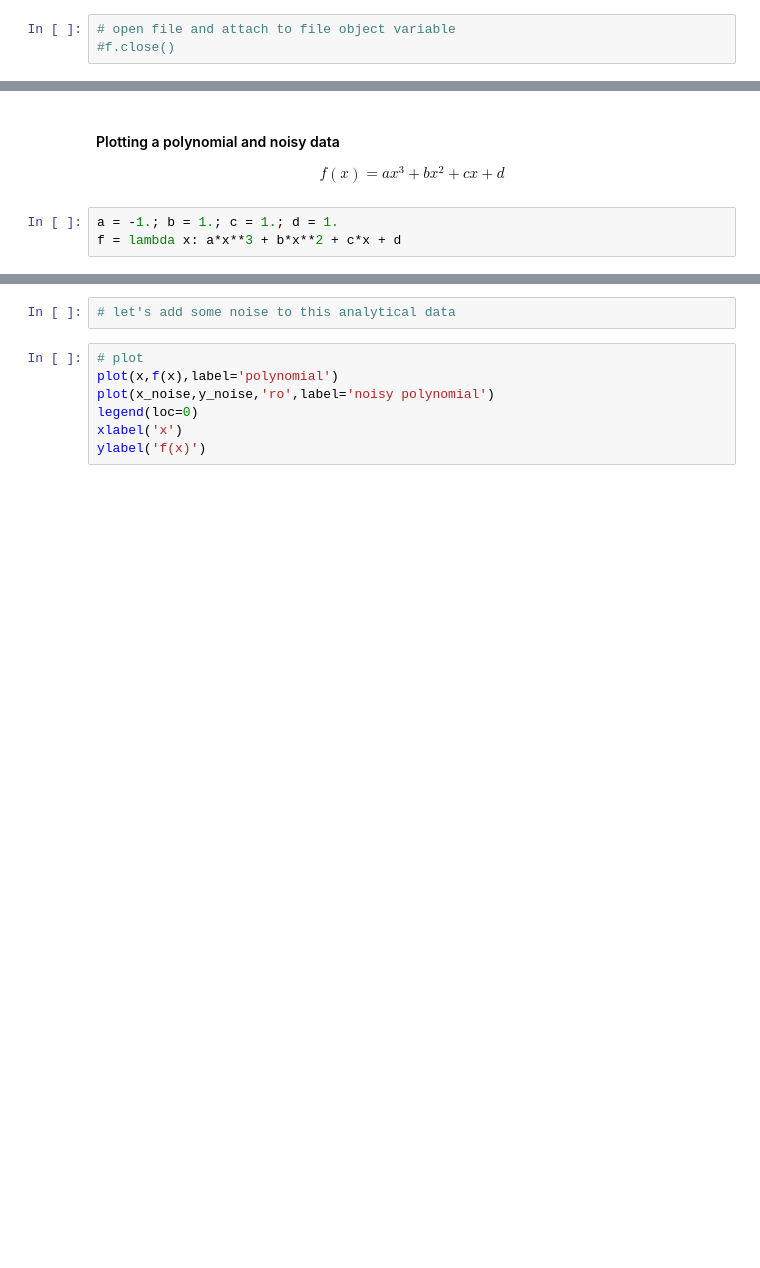
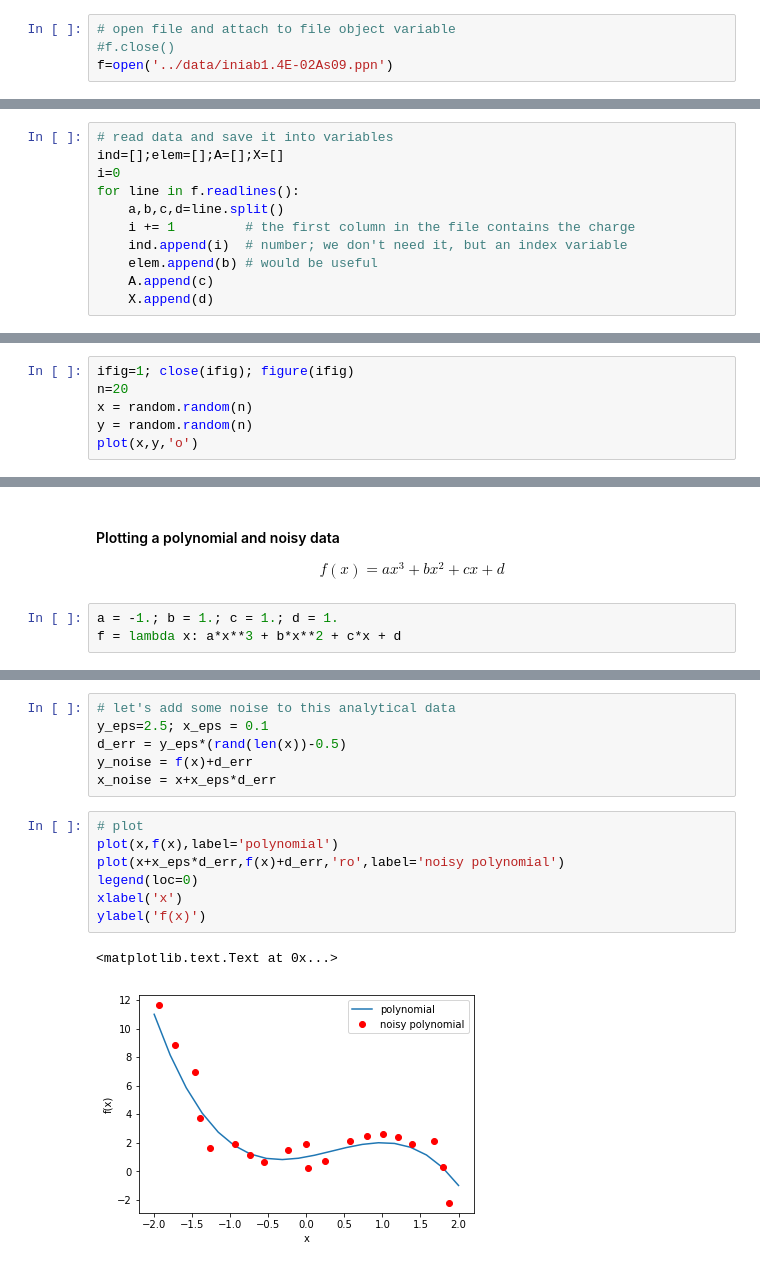
Before and after one commit to mephph/physmath248-2018, a Jupyter notebook: Part.I/3. Introduction to Python programming.ipynb, the cells around one changed output, grey strips where cells are left out. Cells and saved outputs as stored; diff of their text form; blank space fills up the shorter version.

```diff
--- a/Part.I/3. Introduction to Python programming.ipynb
+++ b/Part.I/3. Introduction to Python programming.ipynb
@@ -102,5 +136,6 @@ Another example: reading data from text file
 # %%
 # open file and attach to file object variable
 #f.close()
+f=open('../data/iniab1.4E-02As09.ppn')
 # %%
 # what is in f
@@ -109,3 +143,14 @@ Another example: reading data from text file
+# %%
+# read data and save it into variables
+ind=[];elem=[];A=[];X=[]
+i=0
+for line in f.readlines():
+    a,b,c,d=line.split()
+    i += 1         # the first column in the file contains the charge
+    ind.append(i)  # number; we don't need it, but an index variable
+    elem.append(b) # would be useful
+    A.append(c)
+    X.append(d)
 # %%
 # read ini abund tester
 for i in range(len(ind)):
@@ -177,3 +260,9 @@ np.random?
+# %%
+ifig=1; close(ifig); figure(ifig)
+n=20
+x = random.random(n)
+y = random.random(n)
+plot(x,y,'o')
 # %%
 # plot a sin
 ifig=2; close(ifig); figure(ifig)
@@ -199,9 +291,16 @@ plot(x,f(x),label='polynomial')
 # %%
 # let's add some noise to this analytical data
+y_eps=2.5; x_eps = 0.1
+d_err = y_eps*(rand(len(x))-0.5)
+y_noise = f(x)+d_err
+x_noise = x+x_eps*d_err
 # %%
 # plot
 plot(x,f(x),label='polynomial')
-plot(x_noise,y_noise,'ro',label='noisy polynomial')
+plot(x+x_eps*d_err,f(x)+d_err,'ro',label='noisy polynomial')
 legend(loc=0)
 xlabel('x')
 ylabel('f(x)')
+# %% [output]
+<matplotlib.text.Text at 0x...>
+[figure, added]
```
Also changed, not shown: parts of 46 cells of this notebook.
